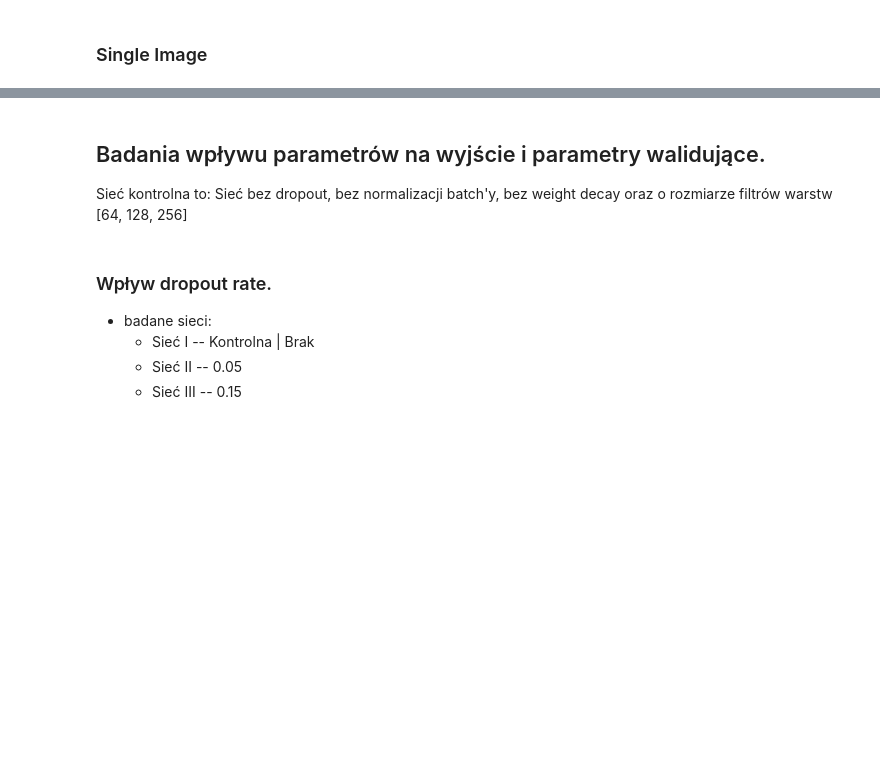
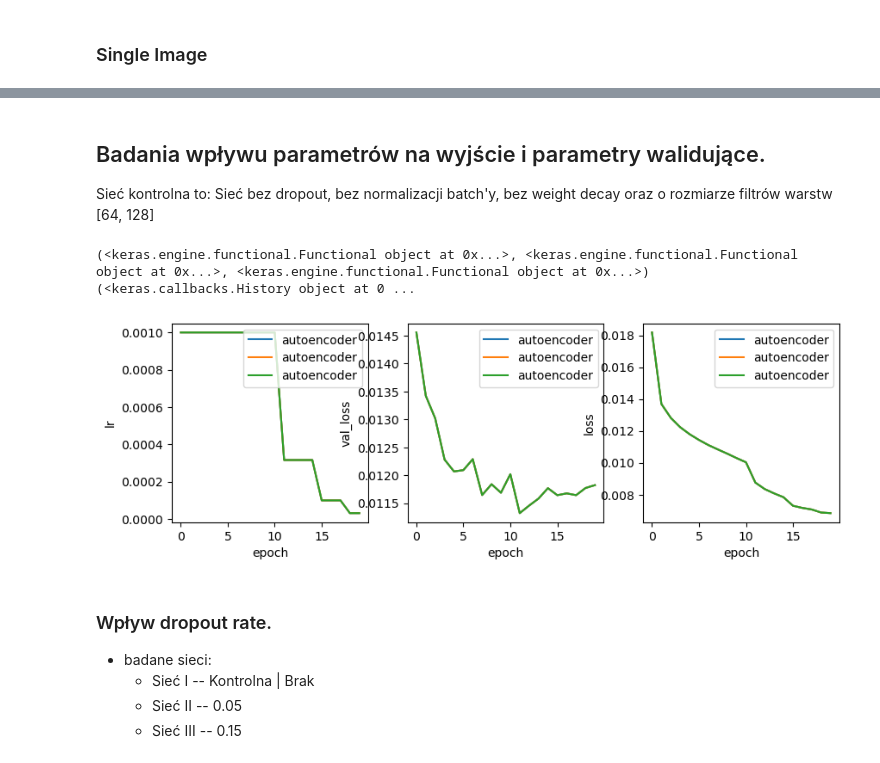
Before and after one commit to Mimikkk/eio-2022, a Jupyter notebook: deep-learning/project-autoencoder/main.ipynb, the cells around one changed output, grey strips where cells are left out. Saved outputs shown, nothing was run; the diff lists cells and outputs as text; code cells hidden in the pictures; blank space fills up the shorter version.

```diff
--- a/deep-learning/project-autoencoder/main.ipynb
+++ b/deep-learning/project-autoencoder/main.ipynb
@@ -119,7 +128,7 @@ compare(square_collage(y_test), square_collage(x_test))
 # %% [markdown]
 ### Model 'Encoder'.
 # %%
-def create_encoder(layers_filters, use_normalization, use_dropout):
+def create_encoder(layers_filters, use_normalization= False, use_dropout= False):
   inputs = Input(shape=(32, 32, 1), name='encoder-input')
   x = inputs
   for filters in layers_filters:
@@ -163,7 +172,7 @@ def create_decoder(layers_filters, shape):
 # %% [markdown]
 ### Podsumowanie enkodera i dekodera
 # %%
-layers_filters = [64, 128, 256]
+layers_filters = [64, 128]
 (encoder, shape) = create_encoder(layers_filters)
 encoder.summary()
 decoder = create_decoder(layers_filters, shape)
@@ -279,18 +298,26 @@ for (original, prediction) in zip(y_test[:3], predicted[:3]): compare(original,
 # %% [markdown]
 ## Badania wpływu parametrów na wyjście i parametry walidujące.
 Sieć kontrolna to:
-Sieć bez dropout, bez normalizacji batch'y, bez weight decay oraz o rozmiarze filtrów warstw [64, 128, 256]
+Sieć bez dropout, bez normalizacji batch'y, bez weight decay oraz o rozmiarze filtrów warstw [64, 128]
 # %%
-def plot_histories(*histories, parameters):
-  figure, axes = plt.subplots(ncols=2, figsize=(10, 3))
-  labels = [x.name for x in histories]
+def plot_histories(*pairs, parameters):
+  figure, axes = plt.subplots(ncols=len(parameters), figsize=(10, 3))
+  (models, histories) = list(zip(*pairs))
+
+  labels = [x.name for x in models]
   for axis, parameter in zip(axes.reshape(-1), parameters):
-    for model in histories:
-      axis.plot(model.history.history[parameter])
+    for history in histories:
+      axis.plot(history.history[parameter])
     axis.set_ylabel(parameter)
     axis.set_xlabel('epoch')
     axis.legend(labels, loc='upper right')
   plt.show()
+
+# Przykładowy plot z parametrami learning_rate, val_loss oraz loss
+plot_histories((autoencoder, histories), parameters=['lr', 'val_loss', 'loss'])
+# %% [output]
+(<keras.engine.functional.Functional object at 0x...>, <keras.engine.functional.Functional object at 0x...>, <keras.engine.functional.Functional object at 0x...>) (<keras.callbacks.History object at 0 ...
+[figure, added]
 # %% [markdown]
 ### Wpływ dropout rate.
 - badane sieci:
```
Also changed, not shown: parts of 14 cells of this notebook.
